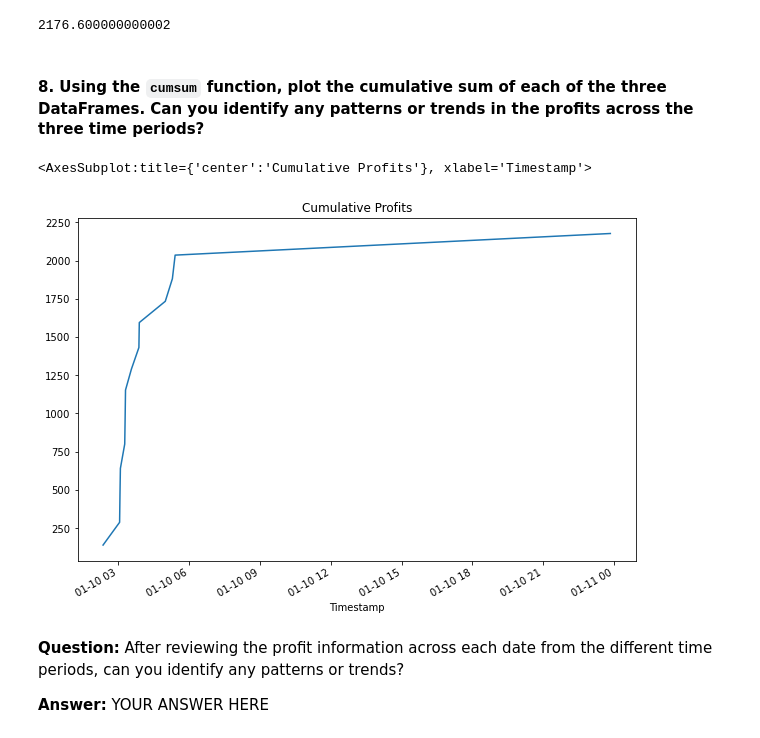
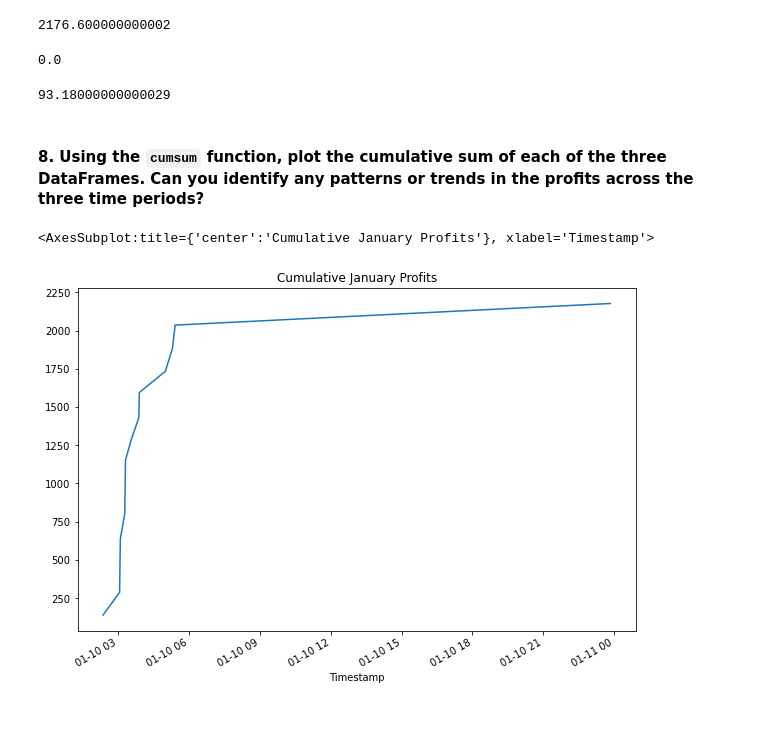
Before and after one commit to Knyazhna/Crypto_Arbitrage, a Jupyter notebook: crypto_arbitrage.ipynb, the cells around one changed output. Saved outputs shown, nothing was run; the diff lists cells and outputs as text; code cells hidden in the pictures.

```diff
--- a/crypto_arbitrage.ipynb
+++ b/crypto_arbitrage.ipynb
@@ -684,6 +787,16 @@ profit_sum_early = profit_per_trade_early.sum()
 profit_sum_early
 # %% [output]
 2176.600000000002
+# %%
+profit_sum_middle = profit_per_trade_middle.sum()
+profit_sum_middle
+# %% [output]
+0.0
+# %%
+profit_sum_late = profit_per_trade_late.sum()
+profit_sum_late
+# %% [output]
+93.18000000000029
 # %% [markdown]
 #### 8. Using the `cumsum` function, plot the cumulative sum of each of the three DataFrames. Can you identify any patterns or trends in the profits across the three time periods?
 # %%
@@ -691,11 +804,7 @@ profit_sum_early
 cumulative_profit_early = profit_per_trade_early.cumsum()
 # %%
 # Plot the cumulative sum of profits for the early profit per trade DataFrame
-cumulative_profit_early.plot(figsize=(10, 7), title= "Cumulative Profits")
+cumulative_profit_early.plot(figsize=(10, 7), title= "Cumulative January Profits")
 # %% [output]
-<AxesSubplot:title={'center':'Cumulative Profits'}, xlabel='Timestamp'>
+<AxesSubplot:title={'center':'Cumulative January Profits'}, xlabel='Timestamp'>
-[figure, old version]
+[figure, new version]
-# %% [markdown]
-**Question:** After reviewing the profit information across each date from the different time periods, can you identify any patterns or trends?
-
-**Answer:** YOUR ANSWER HERE
```
Also changed, not shown: parts of 24 cells of this notebook.
